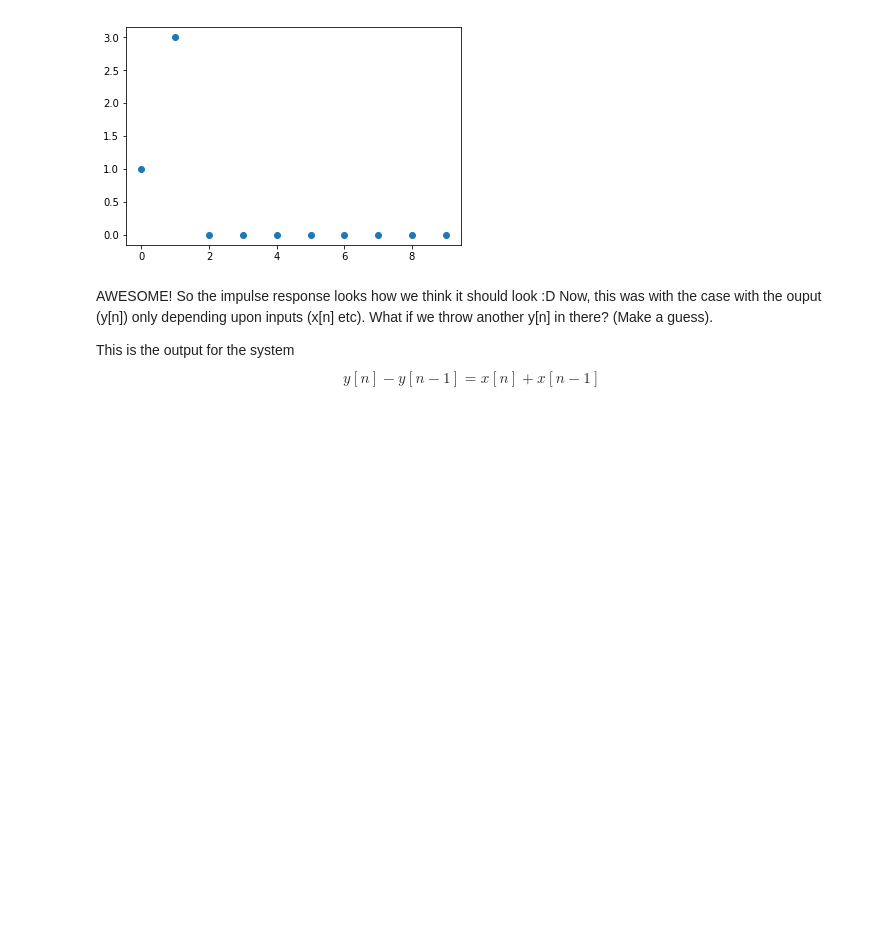
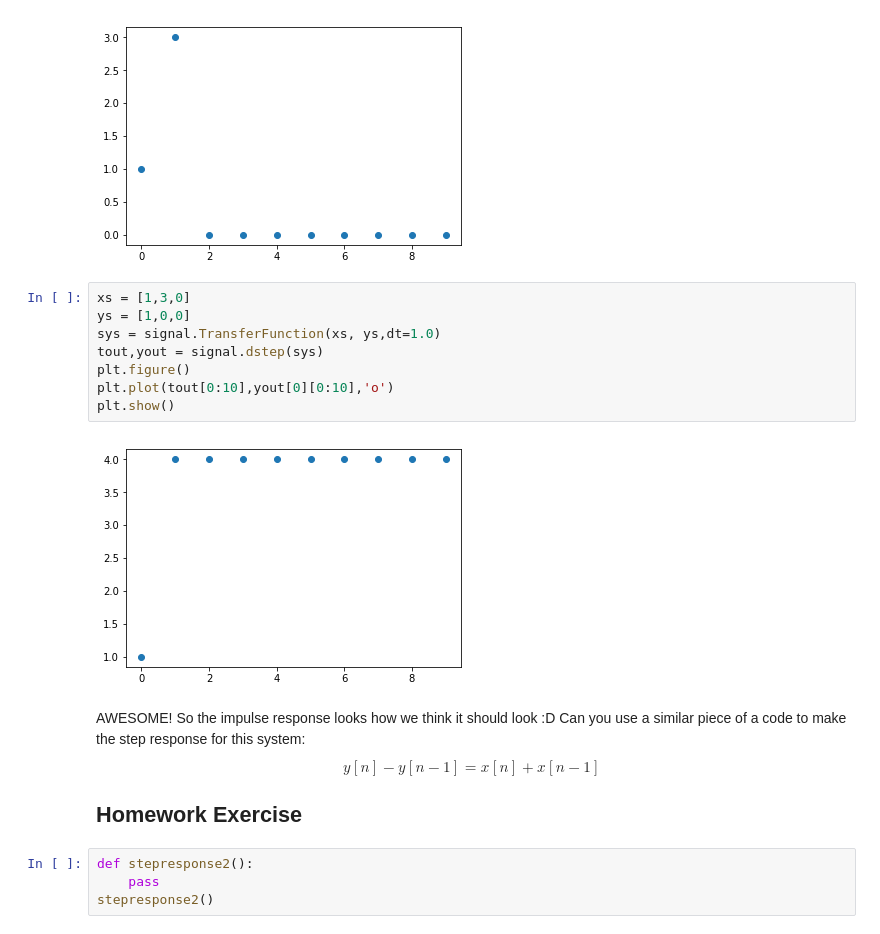
Before and after one commit to alexsludds/MIT-6.058-Notebook, a Jupyter notebook: 1 - Install and Intro.ipynb, the cells around one changed output. Cells and saved outputs as stored; diff of their text form; blank space fills up the shorter version.

```diff
--- a/1 - Install and Intro.ipynb
+++ b/1 - Install and Intro.ipynb
@@ -100,11 +163,22 @@ plt.plot(tout[0:10],yout[0][0:10],'o')
 plt.show()
 # %% [output]
 [figure]
+# %%
+xs = [1,3,0]
+ys = [1,0,0]
+sys = signal.TransferFunction(xs, ys,dt=1.0)
+tout,yout = signal.dstep(sys)
+plt.figure()
+plt.plot(tout[0:10],yout[0][0:10],'o')
+plt.show()
+# %% [output]
+[figure, added]
 # %% [markdown]
 AWESOME! So the impulse response looks how we think it should look :D
-Now, this was with the case with the ouput (y[n]) only depending upon inputs (x[n] etc).
-What if we throw another y[n] in there?
-(Make a guess).
-
-This is the output for the system
+Can you use a similar piece of a code to make the step response for this system:
 $$y[n] - y[n-1] = x[n] + x[n-1]$$
+## Homework Exercise
+# %%
+def stepresponse2():
+    pass
+stepresponse2()
```
Also changed, not shown: parts of 40 cells of this notebook, 2 other files.
